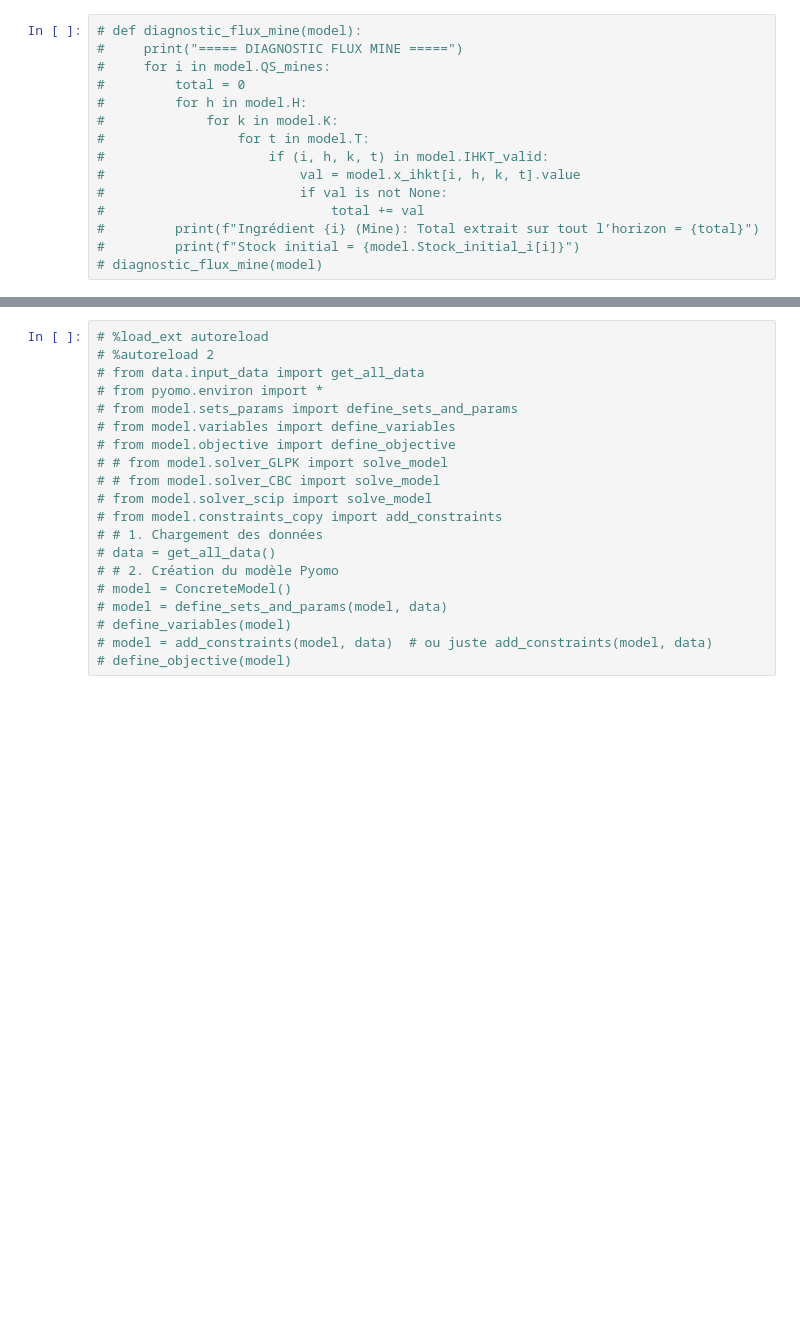
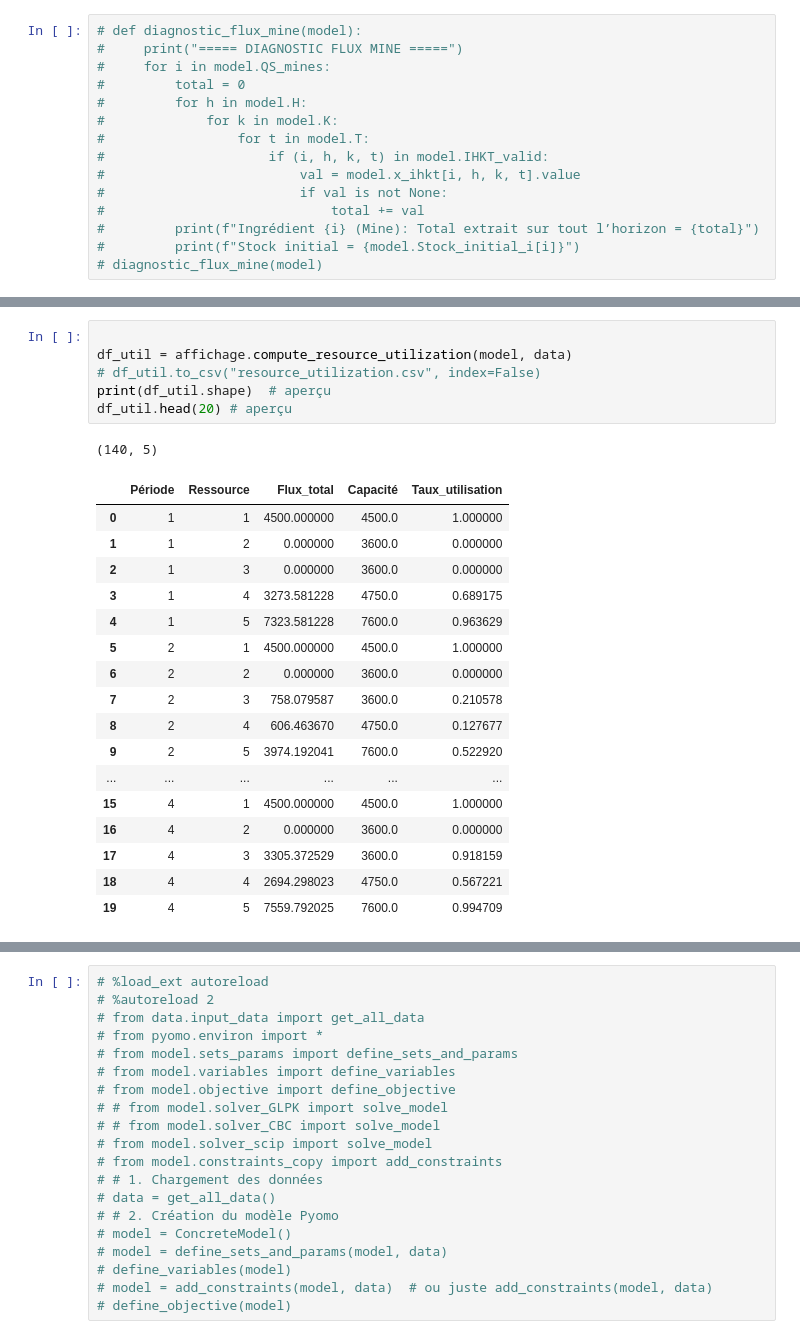
Before and after one commit to abdeljalilf/planning_model, a Jupyter notebook: test.ipynb, the cells around one changed output, grey strips where cells are left out. Drawn from its saved outputs; the diff is of its cells as text; blank space fills up the shorter version.

```diff
--- a/test.ipynb
+++ b/test.ipynb
@@ -361,0 +278,25 @@ Ingrédient 20 | Stock initial:    14000 | Extrait total:    12057 | Stock final
+# %%
+
+df_util = affichage.compute_resource_utilization(model, data)
+# df_util.to_csv("resource_utilization.csv", index=False)
+print(df_util.shape)  # aperçu
+df_util.head(20) # aperçu
+# %% [output]
+(140, 5)
+|  | Période | Ressource | Flux_total | Capacité | Taux_utilisation |
+| 0 | 1 | 1 | 4500.000000 | 4500.0 | 1.000000 |
+| 1 | 1 | 2 | 0.000000 | 3600.0 | 0.000000 |
+| 2 | 1 | 3 | 0.000000 | 3600.0 | 0.000000 |
+| 3 | 1 | 4 | 3273.581228 | 4750.0 | 0.689175 |
+| 4 | 1 | 5 | 7323.581228 | 7600.0 | 0.963629 |
+| 5 | 2 | 1 | 4500.000000 | 4500.0 | 1.000000 |
+| 6 | 2 | 2 | 0.000000 | 3600.0 | 0.000000 |
+| 7 | 2 | 3 | 758.079587 | 3600.0 | 0.210578 |
+| 8 | 2 | 4 | 606.463670 | 4750.0 | 0.127677 |
+| 9 | 2 | 5 | 3974.192041 | 7600.0 | 0.522920 |
+| ... | ... | ... | ... | ... | ... |
+| 15 | 4 | 1 | 4500.000000 | 4500.0 | 1.000000 |
+| 16 | 4 | 2 | 0.000000 | 3600.0 | 0.000000 |
+| 17 | 4 | 3 | 3305.372529 | 3600.0 | 0.918159 |
+| 18 | 4 | 4 | 2694.298023 | 4750.0 | 0.567221 |
+| 19 | 4 | 5 | 7559.792025 | 7600.0 | 0.994709 |
```
Also changed, not shown: parts of 15 cells of this notebook, 12 other files.
